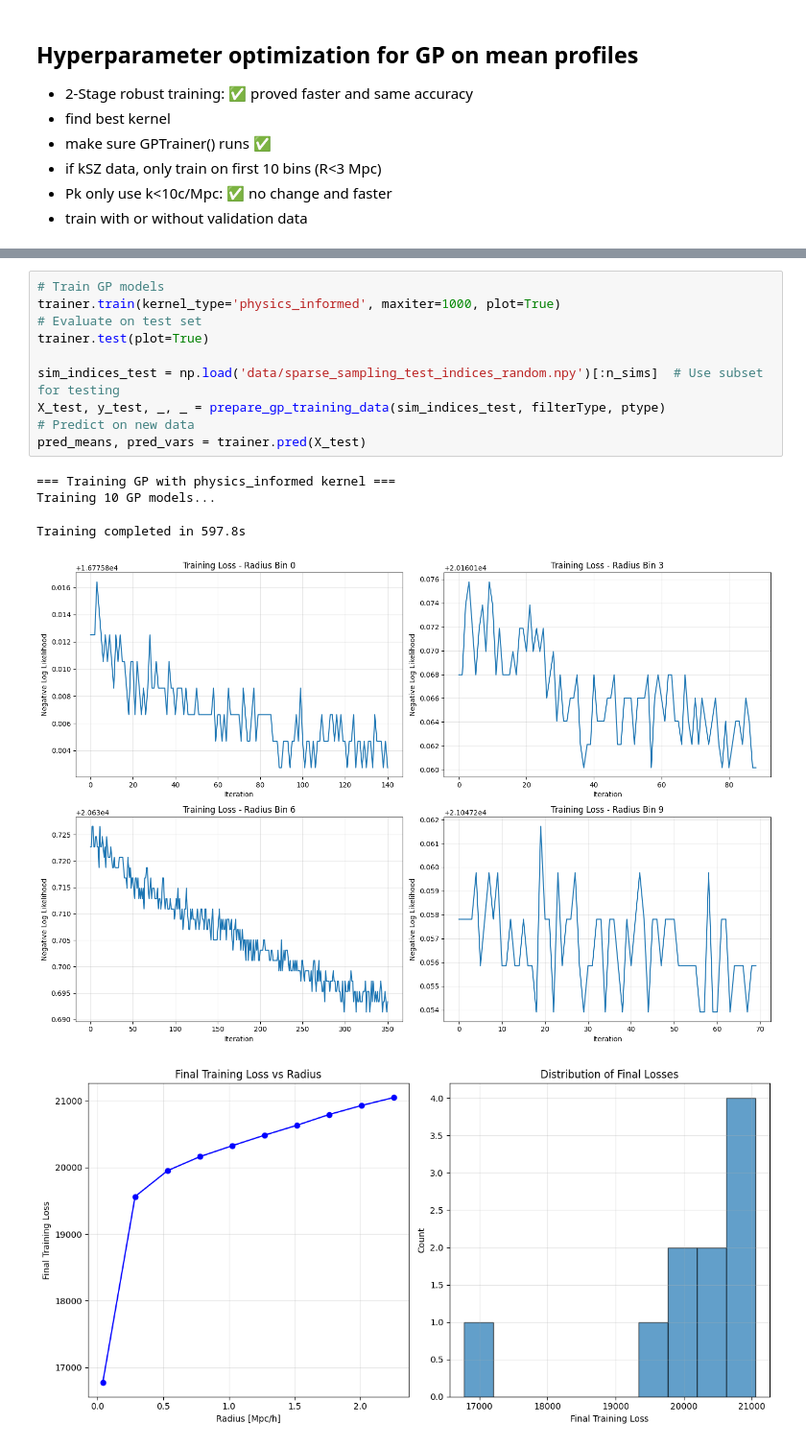
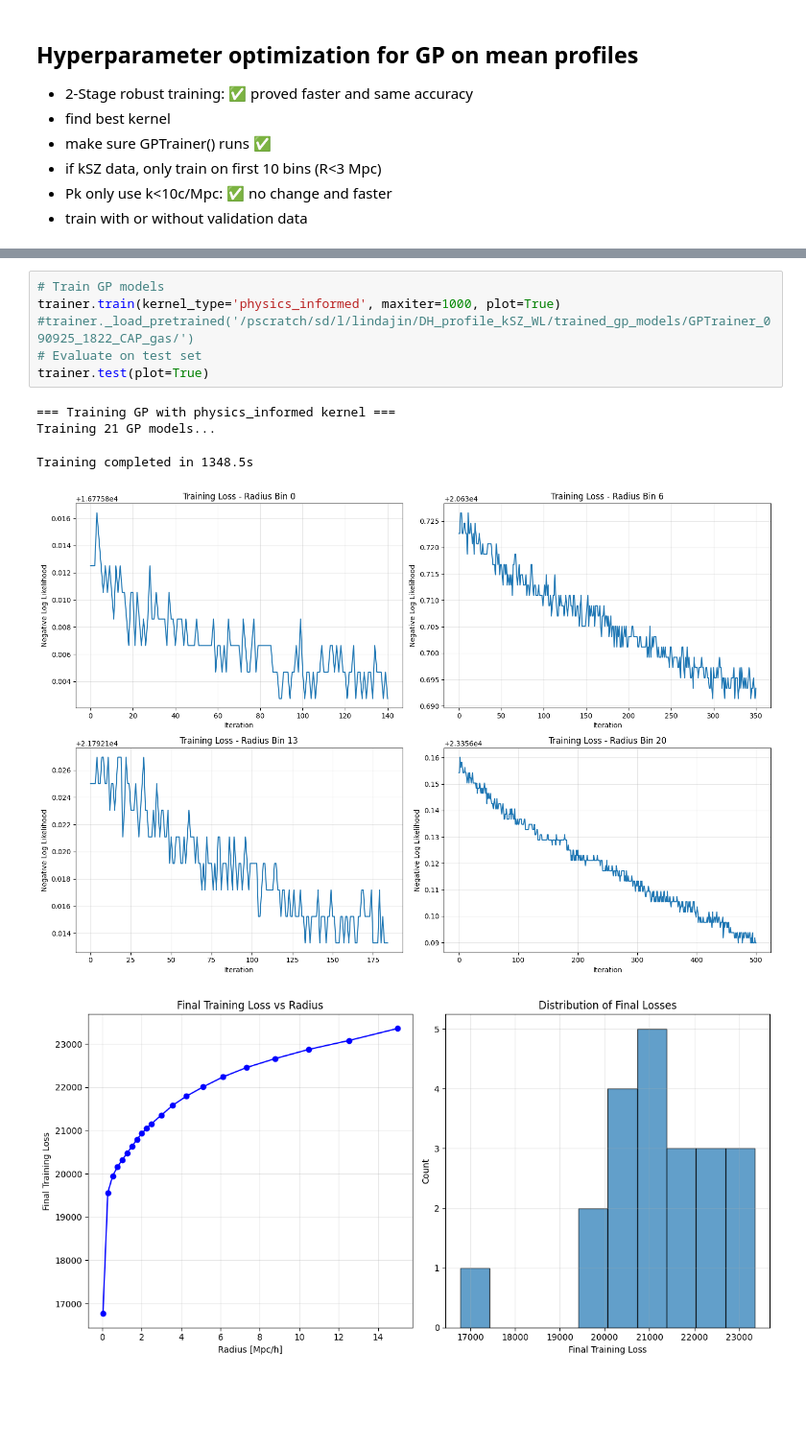
Before and after one commit to Klinjin/DH_profile_kSZ_WL, a Jupyter notebook: GP.ipynb, the cells around one changed output, grey strips where cells are left out. Shown at 96% size. Cells and saved outputs as stored; diff of their text form; blank space fills up the shorter version.

```diff
--- a/GP.ipynb
+++ b/GP.ipynb
@@ -92,16 +92,12 @@ Raw data loaded:
 # %%
 # Train GP models
 trainer.train(kernel_type='physics_informed', maxiter=1000, plot=True)
+#trainer._load_pretrained('/pscratch/sd/l/lindajin/DH_profile_kSZ_WL/trained_gp_models/GPTrainer_090925_1822_CAP_gas/')
 # Evaluate on test set
 trainer.test(plot=True)
-
-sim_indices_test = np.load('data/sparse_sampling_test_indices_random.npy')[:n_sims]  # Use subset for testing
-X_test, y_test, _, _ = prepare_gp_training_data(sim_indices_test, filterType, ptype)
-# Predict on new data
-pred_means, pred_vars = trainer.pred(X_test)
 # %% [output]
 === Training GP with physics_informed kernel ===
-Training 10 GP models...
+Training 21 GP models...
-Training completed in 597.8s
+Training completed in 1348.5s
-[figure, old version]
+[figure, new version]
-[figure, old version]
+[figure, new version]
```
Also changed, not shown: parts of 5 cells of this notebook, 35 other files.
